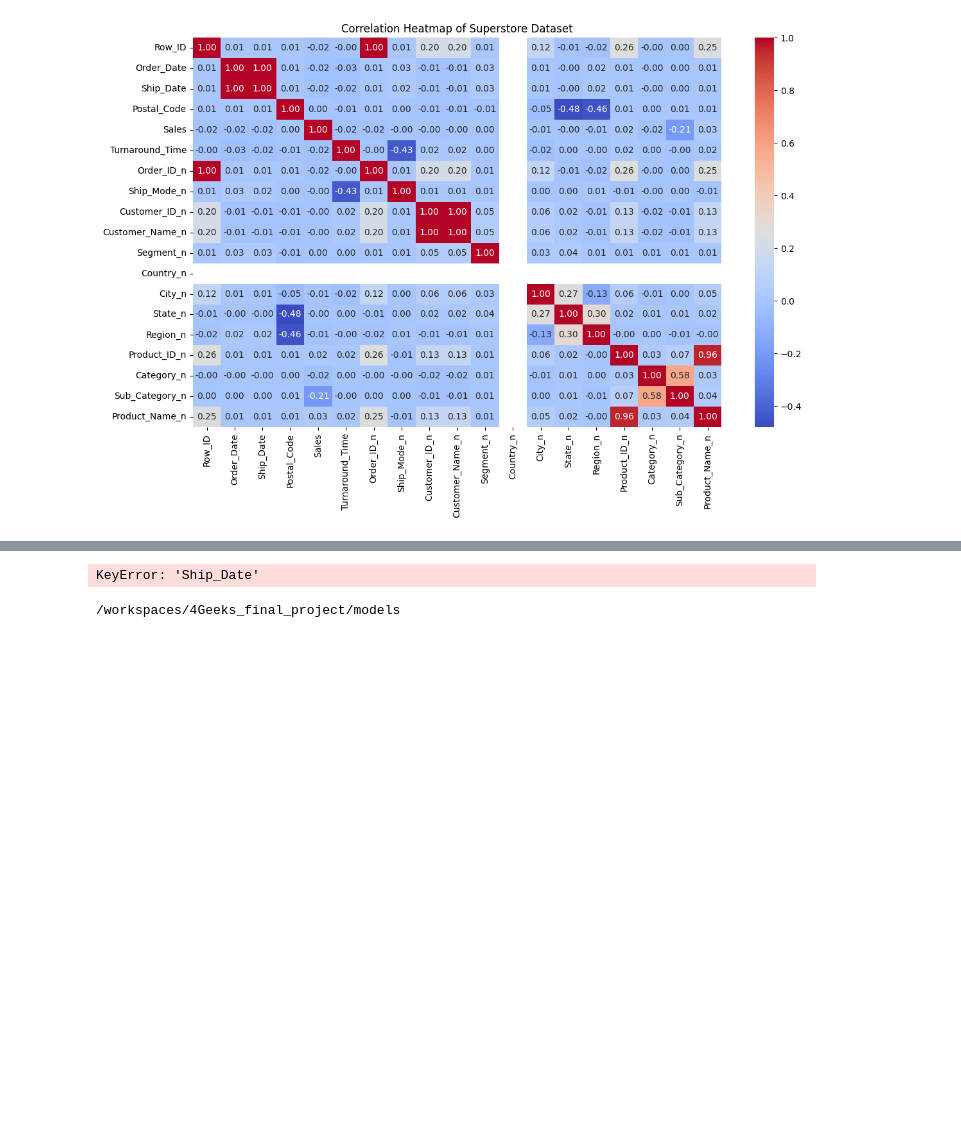
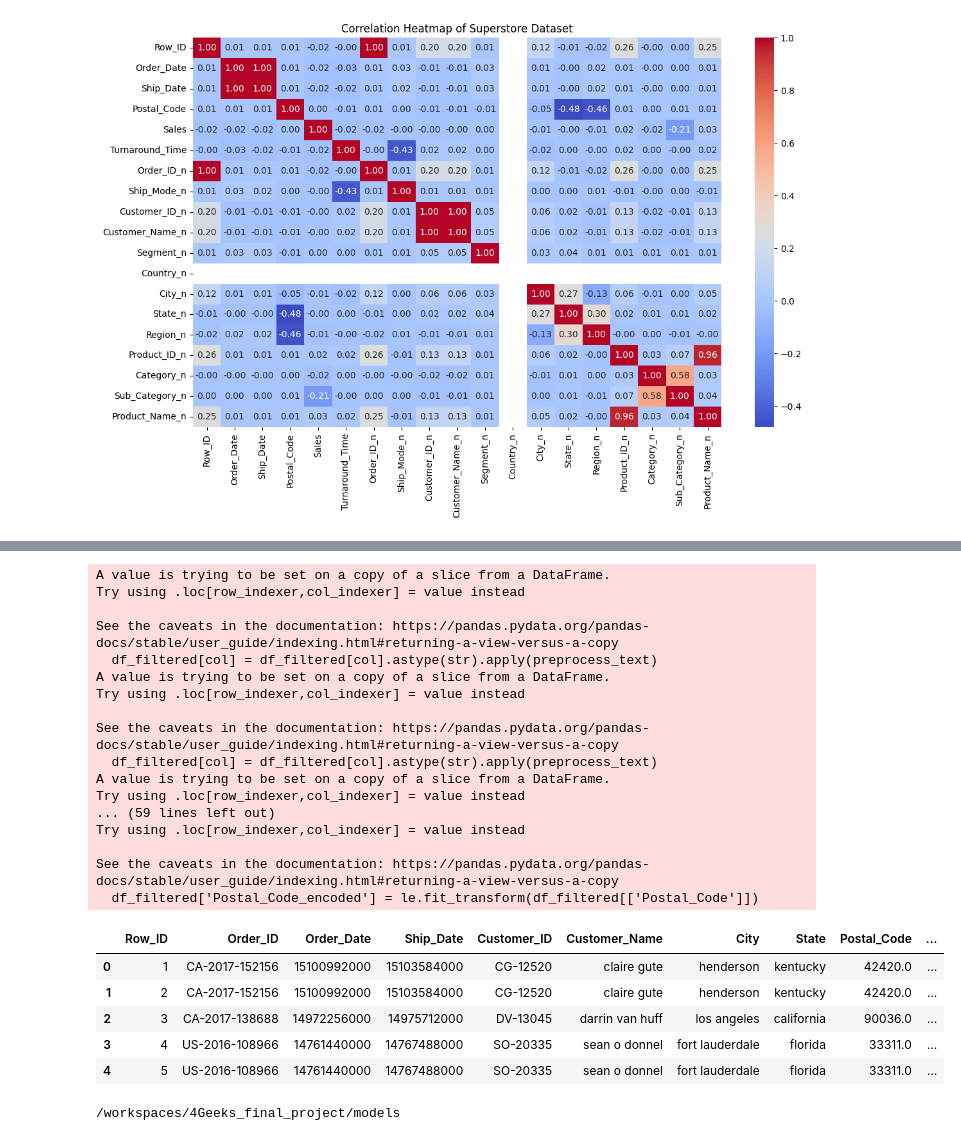
Before and after one commit to dholmes3514/4Geeks_final_project, a Jupyter notebook: notebooks/EDA Notebook.ipynb, the cells around one changed output, grey strips where cells are left out. Drawn from its saved outputs; the diff is of its cells as text; code cells hidden in the pictures; blank space fills up the shorter version.

Commit message:
changed to Ordinal labeler

```diff
--- a/notebooks/EDA Notebook.ipynb
+++ b/notebooks/EDA Notebook.ipynb
@@ -349,5 +348,5 @@ df_filtered.head()
 # %%
-from sklearn.preprocessing import LabelEncoder, OrdinalEncoder
+from sklearn.preprocessing import OrdinalEncoder, OneHotEncoder
 import re
 
 def preprocess_text(text):
@@ -367,42 +366,69 @@ def preprocess_text(text):
 
 cols_to_clean = ["Order_Date", "Ship_Date","Ship_Mode", "Customer_Name", "Segment",
                  "Country", "City", "State", "Region",
                  "Category", "Sub_Category"]
 
 for col in cols_to_clean:
     df_filtered[col] = df_filtered[col].astype(str).apply(preprocess_text)
 
-#df_filtered = df_filtered.drop("Product_Name", axis = 1)
+labeler = {}
 
-le = LabelEncoder()
-df_filtered['Customer_Name_encoded'] = le.fit_transform(df_filtered['Customer_Name'])
-df_filtered['City_encoded'] = le.fit_transform(df_filtered['City'])
-df_filtered['State_encoded'] = le.fit_transform(df_filtered['State'])
-df_filtered['Postal_Code_encoded'] = le.fit_transform(df_filtered['Postal_Code'])
-df_filtered['Product_ID_encoded'] = le.fit_transform(df_filtered['Product_ID'])
+for col in ['Customer_Name', 'City', 'State', 'Postal_Code']:
+    le = OrdinalEncoder(handle_unknown='use_encoded_value', unknown_value=-1)
+    df_filtered[f'{col}_encoded'] = le.fit_transform(df_filtered[[col]])
+    labeler[col] = le
+
+
+#le = OrdinalEncoder(handle_unknown='use_encoded_value', unknown_value=-1)
+#df_filtered['Customer_Name_encoded'] = le.fit_transform(df_filtered[['Customer_Name']])
+#df_filtered['City_encoded'] = le.fit_transform(df_filtered[['City']])
+#df_filtered['State_encoded'] = le.fit_transform(df_filtered[['State']])
+#df_filtered['Postal_Code_encoded'] = le.fit_transform(df_filtered[['Postal_Code']])
 
 categorical_cols = ['Ship_Mode', 'Segment', 'Country', 'Region', 'Category', 'Sub_Category']
 
 for col in categorical_cols:
 
-    encoder = OrdinalEncoder(handle_unknown='use_encoded_value', unknown_value=-1)
+    encoder = OneHotEncoder(handle_unknown='ignore', sparse_output=False)
     encoded = encoder.fit_transform(df_filtered[[col]])
 
     encoded_df = pd.DataFrame(encoded, columns=encoder.get_feature_names_out([col]))
 
     encoded_df.index = df_filtered.index
 
     df_filtered = pd.concat([df_filtered.drop(columns=[col]), encoded_df], axis=1)
 
 # One-hot encode low-cardinality categorical columns
 #df_filtered = pd.get_dummies(df_filtered, columns=['Ship_Mode', 'Segment', 'Country', 'Region', 'Category', 'Sub_Category'])
 
 pd.set_option('display.max_rows', None)
 pd.set_option('display.max_columns', None)
 
 df_filtered.head()
 # %% [output]
-KeyError: 'Ship_Date'
+A value is trying to be set on a copy of a slice from a DataFrame.
+Try using .loc[row_indexer,col_indexer] = value instead
+
+See the caveats in the documentation: https://pandas.pydata.org/pandas-docs/stable/user_guide/indexing.html#returning-a-view-versus-a-copy
+  df_filtered[col] = df_filtered[col].astype(str).apply(preprocess_text)
+A value is trying to be set on a copy of a slice from a DataFrame.
+Try using .loc[row_indexer,col_indexer] = value instead
+
+See the caveats in the documentation: https://pandas.pydata.org/pandas-docs/stable/user_guide/indexing.html#returning-a-view-versus-a-copy
+  df_filtered[col] = df_filtered[col].astype(str).apply(preprocess_text)
+A value is trying to be set on a copy of a slice from a DataFrame.
+Try using .loc[row_indexer,col_indexer] = value instead
+... (59 lines left out)
+Try using .loc[row_indexer,col_indexer] = value instead
+
+See the caveats in the documentation: https://pandas.pydata.org/pandas-docs/stable/user_guide/indexing.html#returning-a-view-versus-a-copy
+  df_filtered['Postal_Code_encoded'] = le.fit_transform(df_filtered[['Postal_Code']])
+|  | Row_ID | Order_ID | Order_Date | Ship_Date | Customer_ID | Customer_Name | City | State | Postal_Code | ... |
+| 0 | 1 | CA-2017-152156 | 15100992000 | 15103584000 | CG-12520 | claire gute | henderson | kentucky | 42420.0 | ... |
+| 1 | 2 | CA-2017-152156 | 15100992000 | 15103584000 | CG-12520 | claire gute | henderson | kentucky | 42420.0 | ... |
+| 2 | 3 | CA-2017-138688 | 14972256000 | 14975712000 | DV-13045 | darrin van huff | los angeles | california | 90036.0 | ... |
+| 3 | 4 | US-2016-108966 | 14761440000 | 14767488000 | SO-20335 | sean o donnel | fort lauderdale | florida | 33311.0 | ... |
+| 4 | 5 | US-2016-108966 | 14761440000 | 14767488000 | SO-20335 | sean o donnel | fort lauderdale | florida | 33311.0 | ... |
 # %%
 df_filtered = df_filtered.drop(columns=["Order_ID", "Customer_ID", "Product_ID","Customer_Name", "City", "State", "Postal_Code", "Ship_Date"])
 # %%
```
Also changed, not shown: parts of 5 cells of this notebook, 3 other files.
